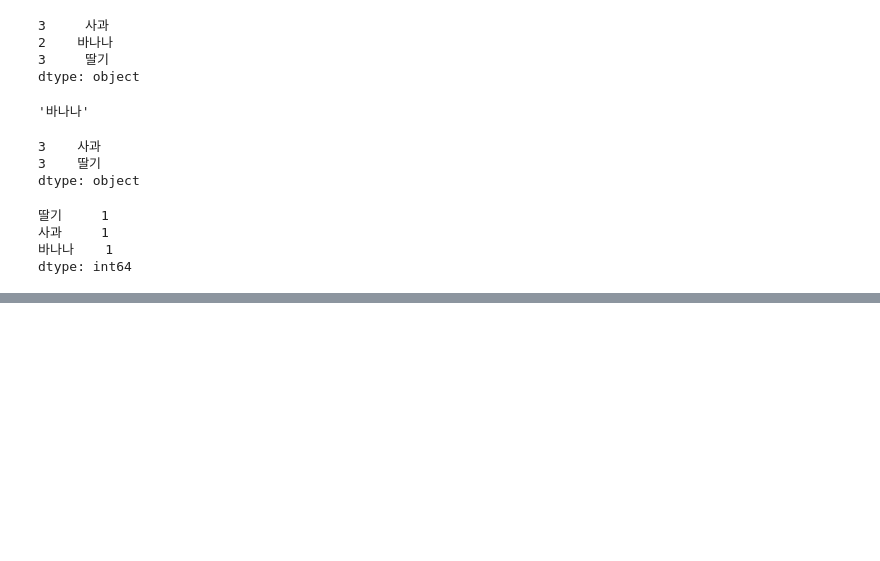
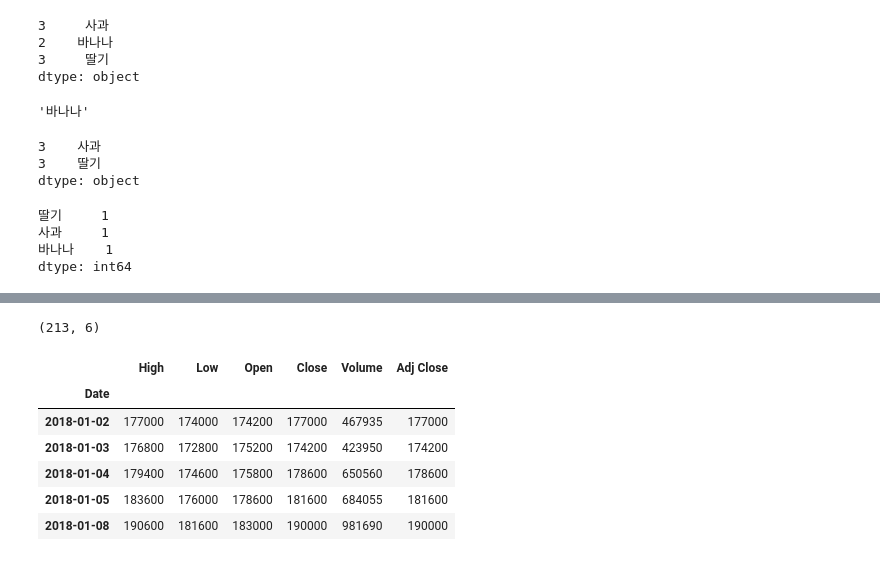
Before and after one commit to CodingSta/demo-lge-201811, a Jupyter notebook: 2일차 - Pandas.ipynb, the cells around one changed output, grey strips where cells are left out. Saved outputs shown, nothing was run; the diff lists cells and outputs as text; code cells hidden in the pictures; blank space fills up the shorter version.

```diff
--- a/2일차 - Pandas.ipynb
+++ b/2일차 - Pandas.ipynb
@@ -140,0 +188,15 @@ dtype: int64
+# %%
+import pandas_datareader as pdr  # pip install pandas-datareader
+
+df = pdr.get_data_yahoo('035420.KS', '2018-01-01')
+print(df.shape)
+df.head()
+# %% [output]
+(213, 6)
+|  | High | Low | Open | Close | Volume | Adj Close |
+| Date |  |  |  |  |  |  |
+| 2018-01-02 | 177000 | 174000 | 174200 | 177000 | 467935 | 177000 |
+| 2018-01-03 | 176800 | 172800 | 175200 | 174200 | 423950 | 174200 |
+| 2018-01-04 | 179400 | 174600 | 175800 | 178600 | 650560 | 178600 |
+| 2018-01-05 | 183600 | 176000 | 178600 | 181600 | 684055 | 181600 |
+| 2018-01-08 | 190600 | 181600 | 183000 | 190000 | 981690 | 190000 |
```
Also changed, not shown: parts of 9 cells of this notebook.
